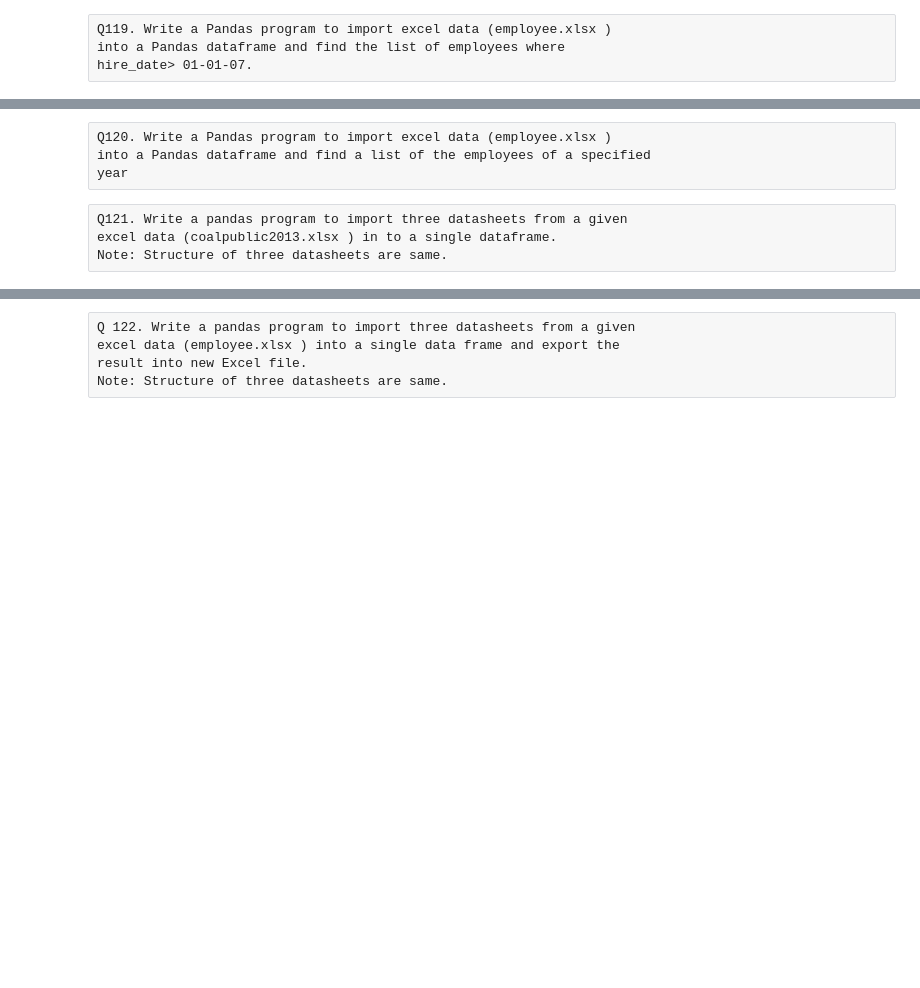
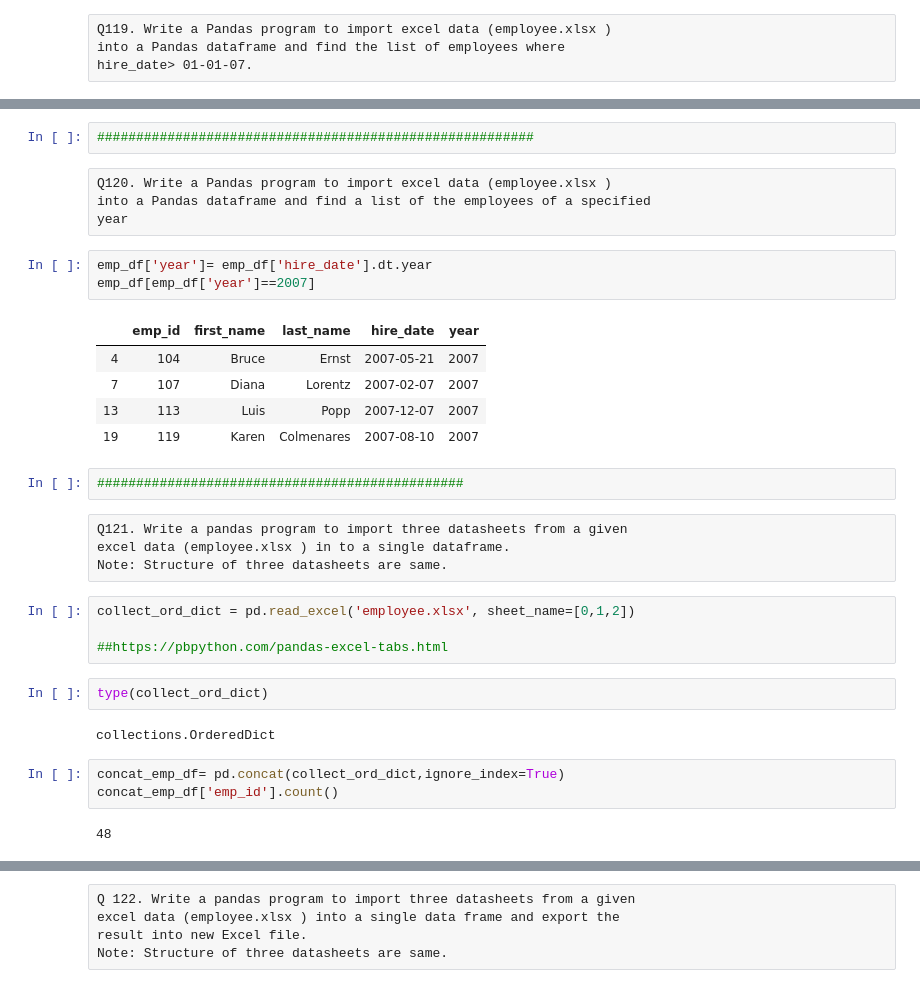
Before and after one commit to MukunthanML/ineuron_ml_assignments, a Jupyter notebook: Python_Subjective_Assignment.ipynb, the cells around one changed output, grey strips where cells are left out. Saved outputs shown, nothing was run; the diff lists cells and outputs as text; blank space fills up the shorter version.

```diff
--- a/Python_Subjective_Assignment.ipynb
+++ b/Python_Subjective_Assignment.ipynb
@@ -2457,8 +2732,34 @@ hire_date> 01-01-07.
+# %%
+########################################################
 # %% [raw]
 Q120. Write a Pandas program to import excel data (employee.xlsx )
 into a Pandas dataframe and find a list of the employees of a specified
 year
+# %%
+emp_df['year']= emp_df['hire_date'].dt.year
+emp_df[emp_df['year']==2007]
+# %% [output]
+|  | emp_id | first_name | last_name | hire_date | year |
+| 4 | 104 | Bruce | Ernst | 2007-05-21 | 2007 |
+| 7 | 107 | Diana | Lorentz | 2007-02-07 | 2007 |
+| 13 | 113 | Luis | Popp | 2007-12-07 | 2007 |
+| 19 | 119 | Karen | Colmenares | 2007-08-10 | 2007 |
+# %%
+###############################################
 # %% [raw]
 Q121. Write a pandas program to import three datasheets from a given
-excel data (coalpublic2013.xlsx ) in to a single dataframe.
+excel data (employee.xlsx ) in to a single dataframe.
 Note: Structure of three datasheets are same.
+# %%
+collect_ord_dict = pd.read_excel('employee.xlsx', sheet_name=[0,1,2])
+
+##https://pbpython.com/pandas-excel-tabs.html
+# %%
+type(collect_ord_dict)
+# %% [output]
+collections.OrderedDict
+# %%
+concat_emp_df= pd.concat(collect_ord_dict,ignore_index=True)
+concat_emp_df['emp_id'].count()
+# %% [output]
+48
```
Also changed, not shown: parts of 47 cells of this notebook.
